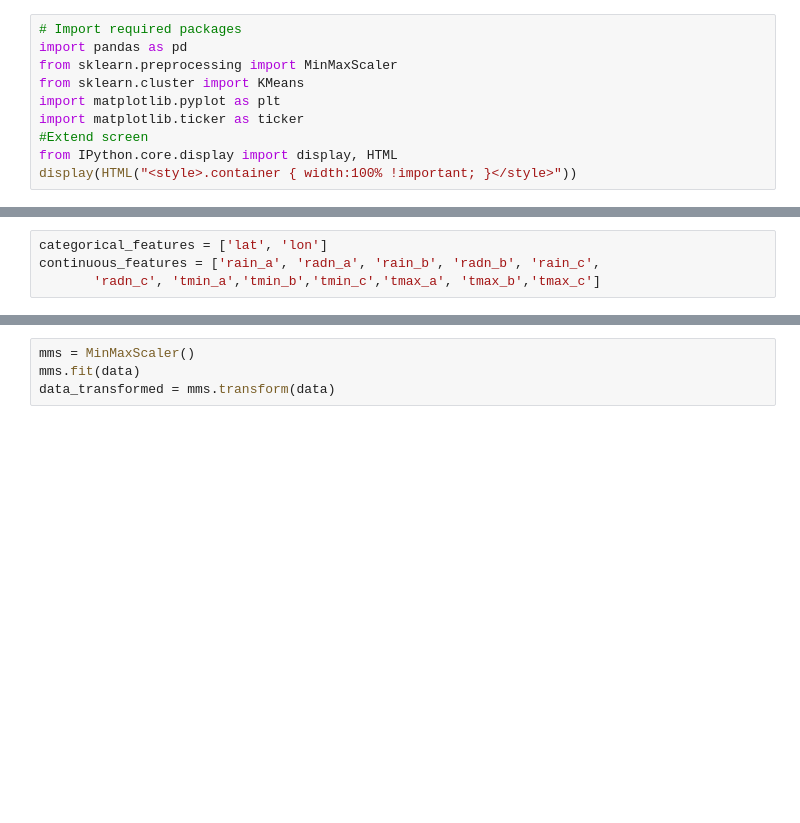
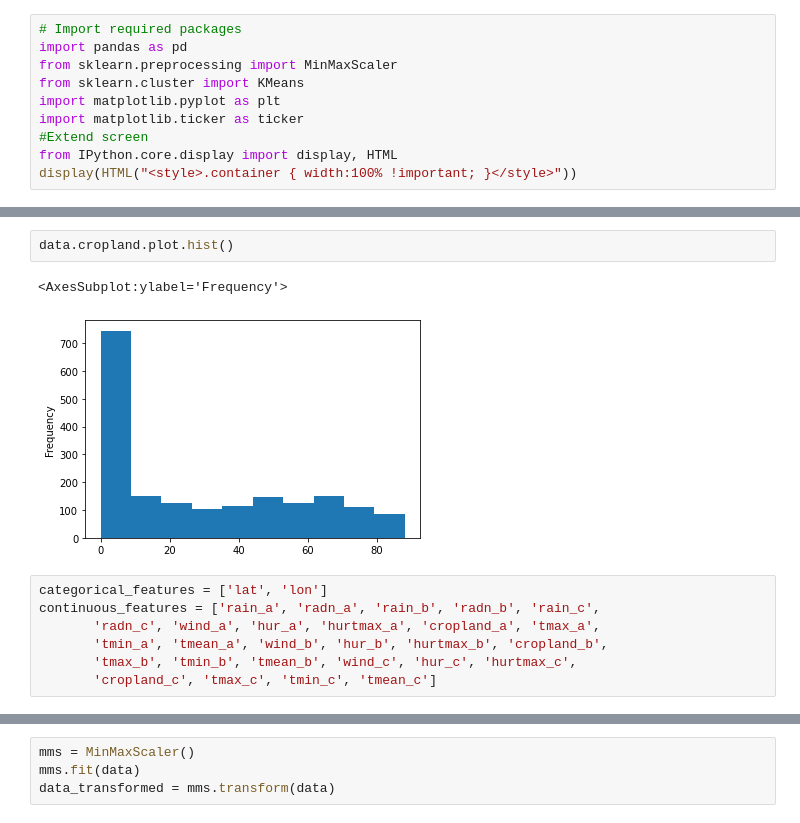
Before and after one commit to JJguri/Mapping-tools, a Jupyter notebook: k-means-cluster-number.ipynb, the cells around one changed output, grey strips where cells are left out. Cells and saved outputs as stored; diff of their text form; blank space fills up the shorter version.

```diff
--- a/k-means-cluster-number.ipynb
+++ b/k-means-cluster-number.ipynb
@@ -28,7 +29,15 @@ data.head()
+# %%
+data.cropland.plot.hist()
+# %% [output]
+<AxesSubplot:ylabel='Frequency'>
+[figure, added]
 # %%
 categorical_features = ['lat', 'lon']
 continuous_features = ['rain_a', 'radn_a', 'rain_b', 'radn_b', 'rain_c',
-       'radn_c', 'tmin_a','tmin_b','tmin_c','tmax_a', 'tmax_b','tmax_c']
+       'radn_c', 'wind_a', 'hur_a', 'hurtmax_a', 'cropland_a', 'tmax_a',
+       'tmin_a', 'tmean_a', 'wind_b', 'hur_b', 'hurtmax_b', 'cropland_b',
+       'tmax_b', 'tmin_b', 'tmean_b', 'wind_c', 'hur_c', 'hurtmax_c',
+       'cropland_c', 'tmax_c', 'tmin_c', 'tmean_c']
 # %%
 data[continuous_features].describe()
 # %% [output]
```
Also changed, not shown: parts of 5 cells of this notebook.
